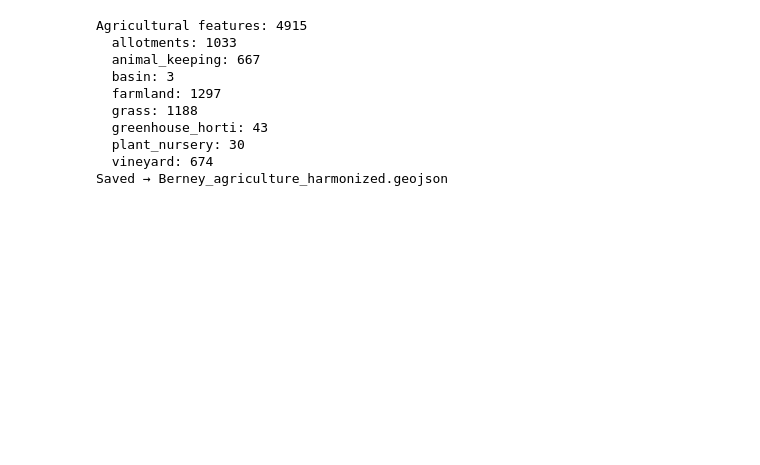
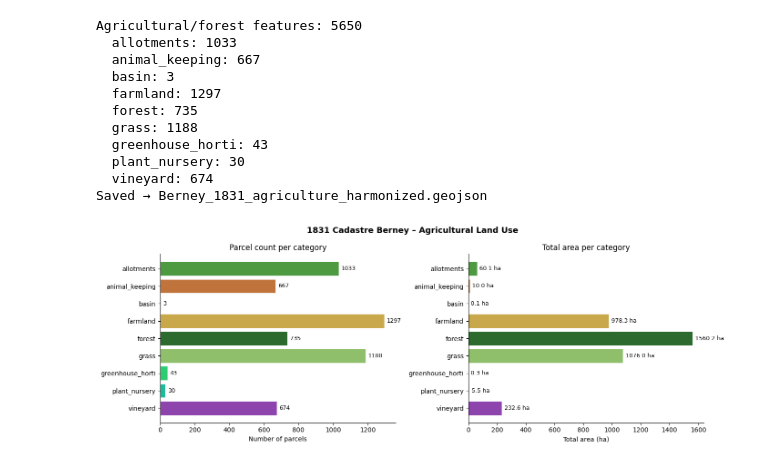
Before and after one commit to akoumavich/SHS, a Jupyter notebook: 1831-cadastre-berney/formatting.ipynb, the cells around one changed output. Saved outputs shown, nothing was run; the diff lists cells and outputs as text; code cells hidden in the pictures; blank space fills up the shorter version.

Commit message:
forests

```diff
--- a/1831-cadastre-berney/formatting.ipynb
+++ b/1831-cadastre-berney/formatting.ipynb
@@ -244,6 +111,12 @@ USE_CATEGORY_MAP = {
     "champ": "farmland",
     "grenier": "farmland",
     "terre": "farmland",
+    # forest
+    "bois": "forest",
+    "bois de chênes": "forest",
+    "bois de sapins": "forest",
+    "bosquet": "forest",
+    "buissons": "forest",
     # grass
     "2/5e de pré": "grass",
     "pré": "grass",
@@ -283,27 +156,85 @@ def harmonize_uses(use_list):
 gdf_agri = gdf.copy()
 gdf_agri["use_harmonized"] = gdf_agri["use"].apply(harmonize_uses)
 
-# Keep only parcels with at least one recognised agricultural category
+# Keep only parcels with at least one recognised category
 gdf_agri = gdf_agri[gdf_agri["use_harmonized"].notna()].copy()
 
 # use_fr = original French list; use = harmonized English categories (list)
 gdf_agri = gdf_agri.rename(columns={"use": "use_fr", "use_harmonized": "use"})
 
-print(f"Agricultural features: {len(gdf_agri)}")
+print(f"Agricultural/forest features: {len(gdf_agri)}")
 cat_counts = Counter(c for cats in gdf_agri["use"] for c in cats)
 for cat, count in sorted(cat_counts.items()):
     print(f"  {cat}: {count}")
 
 gdf_agri.to_file("Berney_1831_agriculture_harmonized.geojson", driver="GeoJSON")
-print("Saved → Berney_agriculture_harmonized.geojson")
+print("Saved → Berney_1831_agriculture_harmonized.geojson")
+
+# Compute parcel area in ares (project to metric CRS for area calculation)
+gdf_agri["area_ares"] = gdf_agri.to_crs("EPSG:2056").geometry.area / 100
+
+# Explode harmonized categories for per-category statistics
+exp = (
+    pd.DataFrame(gdf_agri[["use", "area_ares"]])
+    .explode("use")
+    .rename(columns={"use": "category"})
+)
+exp = exp[exp["category"].notna() & (exp["category"] != "")]
+
+stats = (
+    exp.groupby("category")
+    .agg(
+        n_parcels    =("area_ares", "count"),
+        total_area_ha=("area_ares", lambda x: x.sum() / 100),
+    )
+)
 # %% [output]
-Agricultural features: 4915
+Agricultural/forest features: 5650
   allotments: 1033
   animal_keeping: 667
   basin: 3
   farmland: 1297
+  forest: 735
   grass: 1188
   greenhouse_horti: 43
   plant_nursery: 30
   vineyard: 674
-Saved → Berney_agriculture_harmonized.geojson
+Saved → Berney_1831_agriculture_harmonized.geojson
+# %%
+PALETTE = {
+    "allotments":      "#4e9a41",
+    "animal_keeping":  "#c0743c",
+    "basin":           "#4a90d9",
+    "farmland":        "#c8a84b",
+    "forest":          "#2d6a2d",
+    "grass":           "#8fbf6a",
+    "greenhouse_horti":"#2ecc71",
+    "plant_nursery":   "#1abc9c",
+    "vineyard":        "#8e44ad",
+}
+colors = [PALETTE.get(c, "#aaaaaa") for c in stats.index]
+
+fig, axes = plt.subplots(1, 2, figsize=(14, 5))
+fig.suptitle("1831 Cadastre Berney – Agricultural Land Use", fontsize=13, fontweight="bold")
+
+ax = axes[0]
+bars = ax.barh(stats.index, stats["n_parcels"], color=colors, edgecolor="white", linewidth=0.5)
+ax.bar_label(bars, padding=4, fontsize=9)
+ax.set_xlabel("Number of parcels")
+ax.set_title("Parcel count per category")
+ax.invert_yaxis()
+ax.spines[["top", "right"]].set_visible(False)
+
+ax = axes[1]
+bars = ax.barh(stats.index, stats["total_area_ha"], color=colors, edgecolor="white", linewidth=0.5)
+ax.bar_label(bars, fmt="%.1f ha", padding=4, fontsize=9)
+ax.set_xlabel("Total area (ha)")
+ax.set_title("Total area per category")
+ax.invert_yaxis()
+ax.spines[["top", "right"]].set_visible(False)
+
+plt.tight_layout()
+plt.savefig("1831_agri_count_and_area.png", dpi=150, bbox_inches="tight")
+plt.show()
+# %% [output]
+[figure, added]
```
Also changed, not shown: parts of 13 cells of this notebook, 40 other files.
